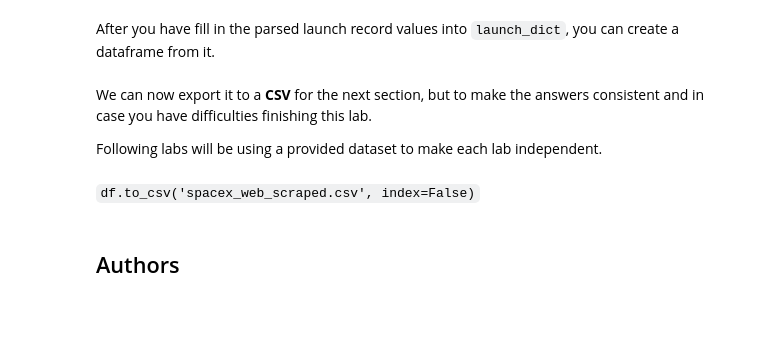
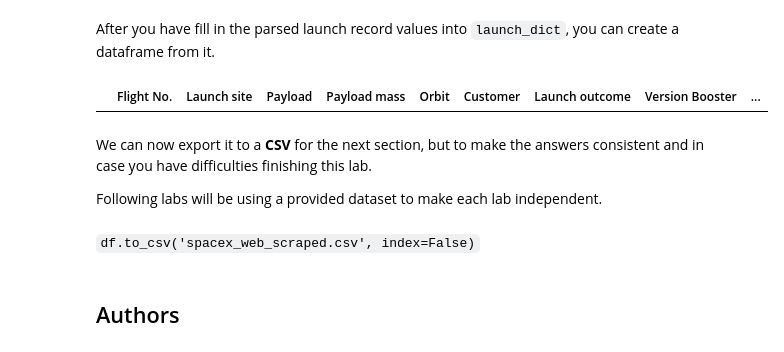
Before and after one commit to EdAkh/Applied-Data-Science-Capstone, a Jupyter notebook: Data Collection with Web Scraping.ipynb, the cells around one changed output. Cells and saved outputs as stored; diff of their text form; code cells hidden in the pictures; blank space fills up the shorter version.

```diff
--- a/Data Collection with Web Scraping.ipynb
+++ b/Data Collection with Web Scraping.ipynb
@@ -124,4 +124,6 @@ Next, request the HTML page from the above URL and get a `response` object
 First, let's perform an HTTP GET method to request the Falcon9 Launch HTML page, as an HTTP response.
 # %%
 # use requests.get() method with the provided static_url
+html = requests.get(static_url)
 # assign the response to a object
+html.status_code
@@ -129,6 +133,7 @@ First, let's perform an HTTP GET method to request the Falcon9 Launch HTML page,
 Create a `BeautifulSoup` object from the HTML `response`
 # %%
 # Use BeautifulSoup() to create a BeautifulSoup object from a response text content
+soup = BeautifulSoup(html.text, 'html.parser')
 # %% [markdown]
 Print the page title to verify if the `BeautifulSoup` object was created properly
 # %%
@@ -182,6 +209,15 @@ column_names = []
 # Apply find_all() function with `th` element on first_launch_table
 # Iterate each th element and apply the provided extract_column_from_header() to get a column name
 # Append the Non-empty column name (`if name is not None and len(name) > 0`) into a list called column_names
+
+elements = soup.find_all('th')
+for row in range(len(elements)):
+    try:
+        name = extract_column_from_header(elements[row])
+        if (name is not None and len(name) > 0):
+            column_names.append(name)
+    except:
+        pass
 # %% [markdown]
 Check the extracted column names
 # %%
@@ -292,7 +349,10 @@ for table_number,table in enumerate(soup.find_all('table',"wikitable plainrowhea
 # %% [markdown]
 After you have fill in the parsed launch record values into `launch_dict`, you can create a dataframe from it.
 # %%
-df=pd.DataFrame(launch_dict)
+df = pd.DataFrame(launch_dict)
+df.head()
+# %% [output]
+|  | Flight No. | Launch site | Payload | Payload mass | Orbit | Customer | Launch outcome | Version Booster | ... |
 # %% [markdown]
 We can now export it to a <b>CSV</b> for the next section, but to make the answers consistent and in case you have difficulties finishing this lab.
 
```
Also changed, not shown: parts of 7 cells of this notebook.
